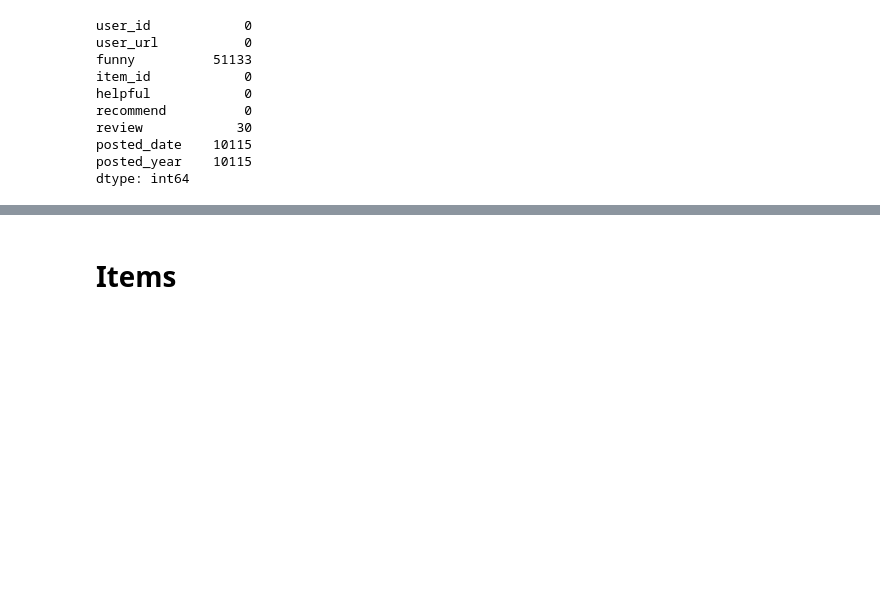
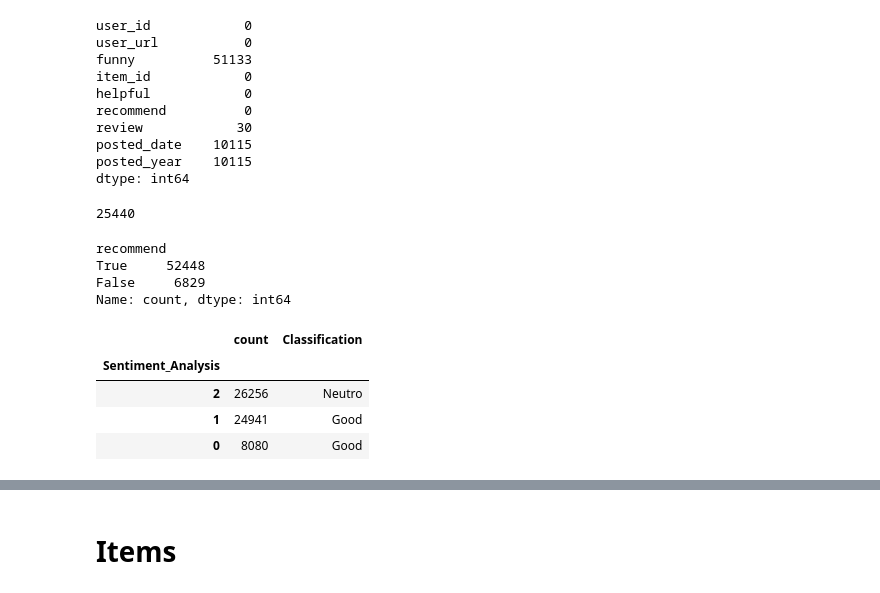
Before and after one commit to Jhonisnotreal/MLOPS_STEAM, a Jupyter notebook: EDA.ipynb, the cells around one changed output, grey strips where cells are left out. Saved outputs shown, nothing was run; the diff lists cells and outputs as text; code cells hidden in the pictures; blank space fills up the shorter version.

```diff
--- a/EDA.ipynb
+++ b/EDA.ipynb
@@ -86,3 +200,36 @@ review            30
 posted_date    10115
 posted_year    10115
 dtype: int64
+# %%
+len(Reviews['user_id'].unique())
+# %% [output]
+25440
+# %%
+Reviews['recommend'].value_counts()
+# %% [output]
+recommend
+True     52448
+False     6829
+Name: count, dtype: int64
+# %%
+Reviews['Sentiment_Analysis'] = Reviews['review'].astype(str).apply(sentiment_analysis)
+# %%
+def points(x):
+    if x == 2:
+        return "Good"
+    elif x == 1:
+        return "Neutro"
+    else:
+        "Bad"
+# %%
+sentiment = Reviews['Sentiment_Analysis'].value_counts()
+sentiment = pd.DataFrame(sentiment)
+sentiment['Classification'] = Reviews['Sentiment_Analysis'].apply(points)
+# %%
+sentiment
+# %% [output]
+|  | count | Classification |
+| Sentiment_Analysis |  |  |
+| 2 | 26256 | Neutro |
+| 1 | 24941 | Good |
+| 0 | 8080 | Good |
```
Also changed, not shown: parts of 22 cells of this notebook, 2 other files.
